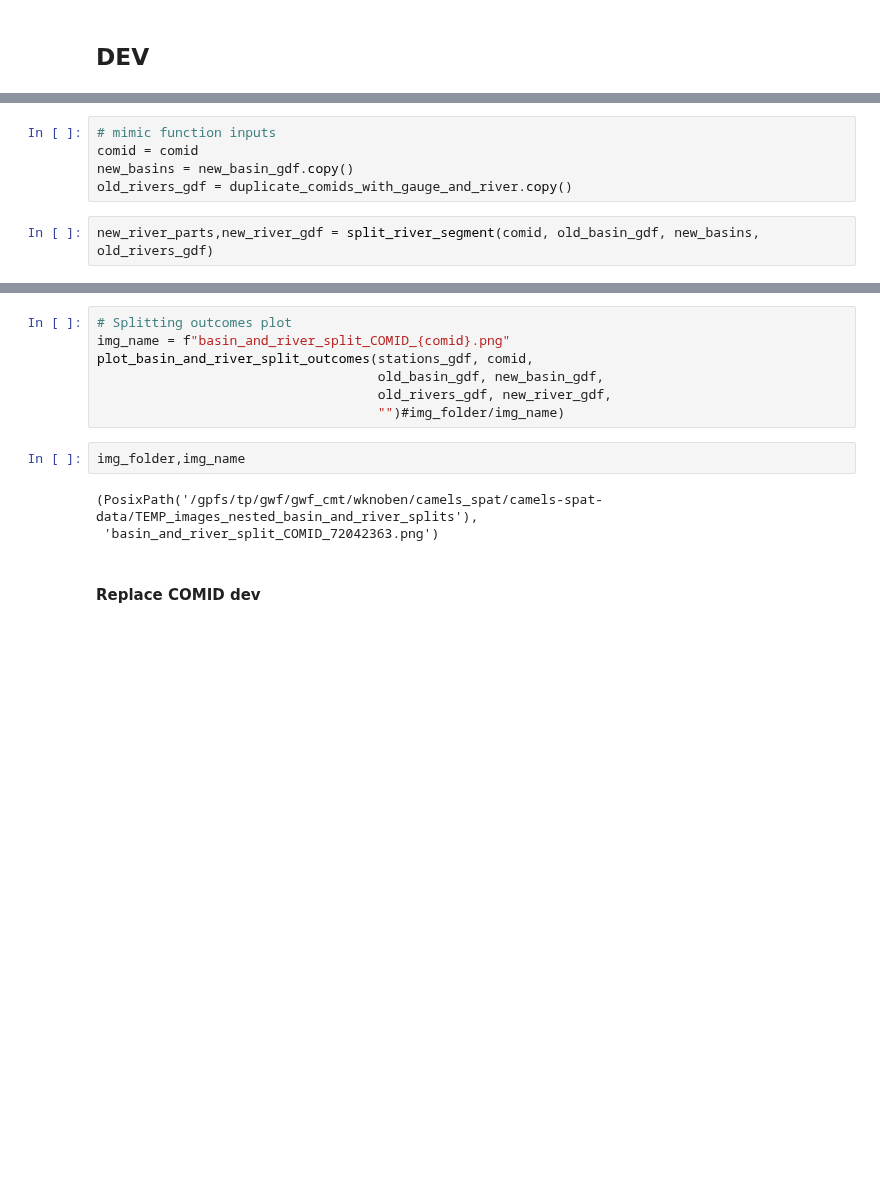
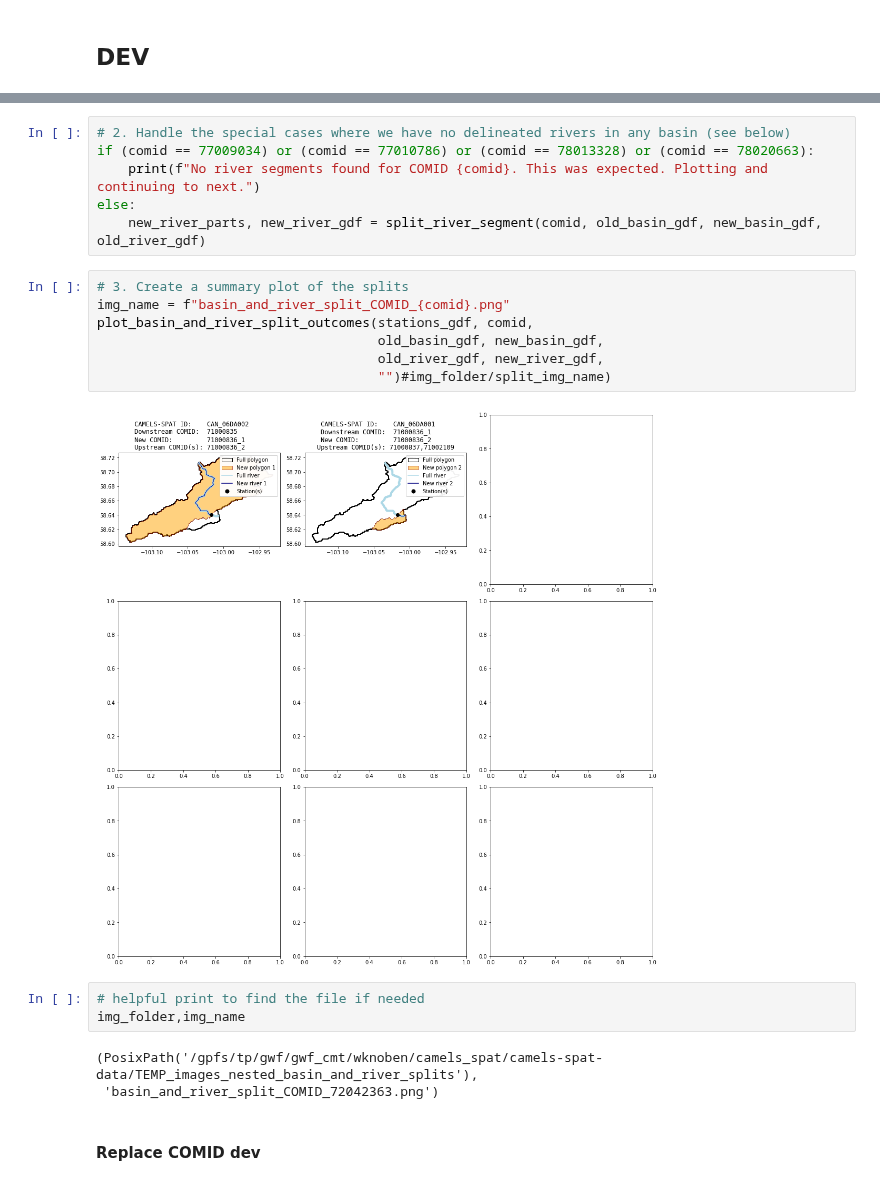
Before and after one commit to CH-Earth/camels_spat, a Jupyter notebook: 5_basin_delineation/8_distributed_shape_split_nested_polygons_and_rivers.ipynb, the cells around one changed output, grey strips where cells are left out. Saved outputs shown, nothing was run; the diff lists cells and outputs as text; blank space fills up the shorter version.

```diff
--- a/5_basin_delineation/8_distributed_shape_split_nested_polygons_and_rivers.ipynb
+++ b/5_basin_delineation/8_distributed_shape_split_nested_polygons_and_rivers.ipynb
@@ -450,7 +516,0 @@ new_basin_gdf.plot(ax=axs[1], column='basin_id', legend=True, legend_kwds={'loc'
-# %%
-# mimic function inputs
-comid = comid
-new_basins = new_basin_gdf.copy()
-old_rivers_gdf = duplicate_comids_with_gauge_and_river.copy()
-# %%
-new_river_parts,new_river_gdf = split_river_segment(comid, old_basin_gdf, new_basins, old_rivers_gdf)
@@ -459,11 +517,20 @@ new_river_parts,new_river_gdf = split_river_segment(comid, old_basin_gdf, new_ba
+# %%
+# 2. Handle the special cases where we have no delineated rivers in any basin (see below)
+if (comid == 77009034) or (comid == 77010786) or (comid == 78013328) or (comid == 78020663):
+    print(f"No river segments found for COMID {comid}. This was expected. Plotting and continuing to next.")
+else:
+    new_river_parts, new_river_gdf = split_river_segment(comid, old_basin_gdf, new_basin_gdf, old_river_gdf)
 # %%
-# Splitting outcomes plot
+# 3. Create a summary plot of the splits
 img_name = f"basin_and_river_split_COMID_{comid}.png"
 plot_basin_and_river_split_outcomes(stations_gdf, comid,
                                     old_basin_gdf, new_basin_gdf,
-                                    old_rivers_gdf, new_river_gdf,
-                                    "")#img_folder/img_name)
+                                    old_river_gdf, new_river_gdf,
+                                    "")#img_folder/split_img_name)
+# %% [output]
+[figure, added]
 # %%
+# helpful print to find the file if needed
 img_folder,img_name
 # %% [output]
 (PosixPath('/gpfs/tp/gwf/gwf_cmt/wknoben/camels_spat/camels-spat-data/TEMP_images_nested_basin_and_river_splits'),
```
Also changed, not shown: parts of 22 cells of this notebook.
